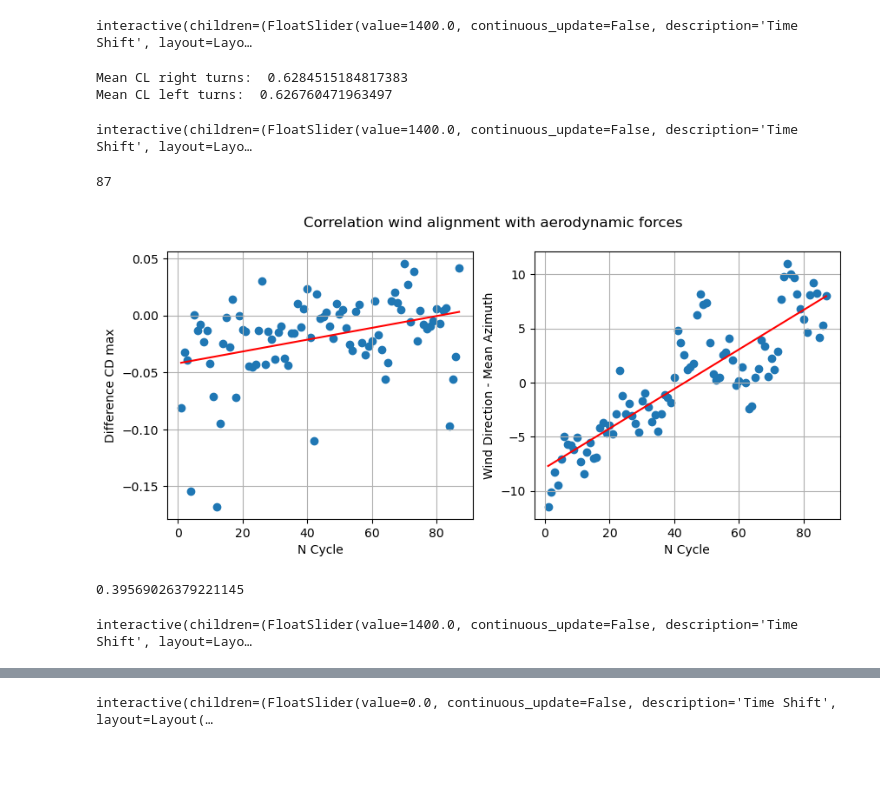
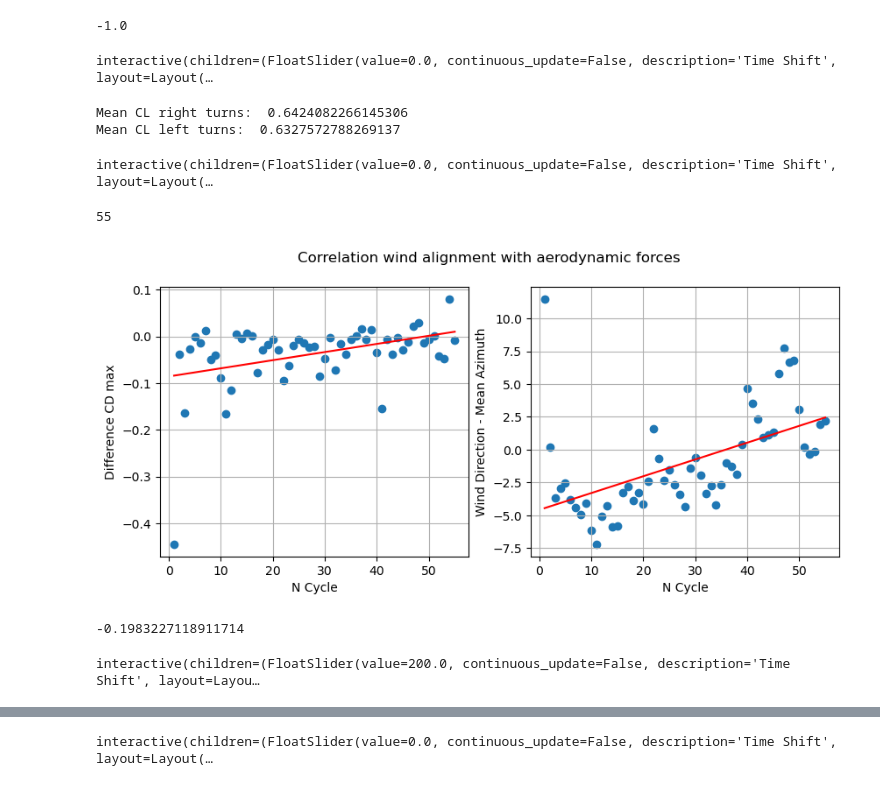
Before and after one commit to ocayon/EKF-AWE, a Jupyter notebook: interactive_plots.ipynb, the cells around one changed output, grey strips where cells are left out. Saved outputs shown, nothing was run; the diff lists cells and outputs as text; code cells hidden in the pictures; blank space fills up the shorter version.

Commit message:
Made plots more consistent

```diff
--- a/interactive_plots.ipynb
+++ b/interactive_plots.ipynb
@@ -8,10 +8,10 @@ import ipywidgets as widgets
 from ipywidgets import interact
 # %%
 # Read Data
-model = 'v3'
-year = '2019'
-month = '10'
-day = '08'
+model = 'v9'
+year = '2023'
+month = '06'
+day = '21'
 
 if model == 'v3':
     from v3_properties import *
@@ -21,8 +21,8 @@ elif model == 'v9':
 path = './results/'+model+'/'
 file_name = model+'_'+year+'-'+month+'-'+day
 
-results = pd.read_csv(path+file_name+'_res_va.csv')
-flight_data = pd.read_csv(path+file_name+'_fd_va.csv')
+results = pd.read_csv(path+file_name+'_res.csv')
+flight_data = pd.read_csv(path+file_name+'_fd.csv')
 
 x = results.x
 y = results.y
@@ -54,27 +54,31 @@ va_mod = np.linalg.norm(va,axis = 1)
 
 time = flight_data.time - flight_data['time'].iloc[0]
 measured_aoa = flight_data['airspeed_angle_of_attack']
-measured_va = flight_data['airspeed_apparent_windspeed']
+# measured_va = flight_data['airspeed_apparent_windspeed']
 meas_course = flight_data['kite_course']
-meas_pitch = flight_data['pitch0']-5
-meas_pitch1 = flight_data['pitch1']-5
-meas_roll = flight_data['roll0']-5
-meas_roll1 = flight_data['roll1']-5
-meas_yaw = flight_data['yaw0']
+# meas_pitch = flight_data['pitch0']
+# meas_pitch1 = flight_data['pitch1']
+# meas_roll = flight_data['roll0']
+# meas_roll1 = flight_data['roll1']
+# meas_yaw = flight_data['yaw0']
 # meas_yaw = np.arccos(np.cos(meas_yaw/180*np.pi))*180/np.pi
-meas_yaw1 = flight_data['yaw1']
+# meas_yaw1 = flight_data['yaw1']
 # meas_yaw1 = np.arccos(np.cos(meas_yaw1/180*np.pi))*180/np.pi
 measured_wdir = -flight_data['ground_upwind_direction']-90+360
 measured_wvel = flight_data['ground_wind_velocity']
 
-
-turn = (flight_data['ground_tether_reelout_speed'] > 0) & (abs(flight_data['kite_set_steering']) > 30)
-straight = (flight_data['ground_tether_reelout_speed'] > 0) & (abs(flight_data['kite_set_steering']) < 30)
-dep = (flight_data['ground_tether_reelout_speed'] < 0) & (flight_data['kite_set_depower'] > 23)
-trans = (flight_data['ground_tether_reelout_speed'] < 0) & (flight_data['kite_set_depower'] < 23)
-pow = (flight_data['ground_tether_reelout_speed'] > 0) & (flight_data['kite_set_depower'] < 23)
+up = (flight_data['kite_set_depower']-min(flight_data['kite_set_depower']))/(max(flight_data['kite_set_depower'])-min(flight_data['kite_set_depower']))
+us = (flight_data['kite_set_steering'])/max(abs(flight_data['kite_set_steering']))
+print(min(us))
+turn = (flight_data['ground_tether_reelout_speed'] > 0) & (abs(us) > 0.5)
+straight = (flight_data['ground_tether_reelout_speed'] > 0) & (abs(us) < 0.5)
+dep = (flight_data['ground_tether_reelout_speed'] < 0) & (up>0.1)
+trans = (flight_data['ground_tether_reelout_speed'] < 0) & (up<0.1)
+pow = (flight_data['ground_tether_reelout_speed'] > 0) & (up<0.1)
 turn_right = (flight_data['ground_tether_reelout_speed'] > 0) & (abs(flight_data['kite_set_steering']) > 10) & (np.gradient(flight_data['kite_course'])<0 )
 turn_left = (flight_data['ground_tether_reelout_speed'] > 0) & (abs(flight_data['kite_set_steering']) > 10) & (np.gradient(flight_data['kite_course'])>0 )
+# %% [output]
+-1.0
 # %%
 # Plot aerodynamic coefficients, aoa, va
 
@@ -105,7 +109,7 @@ def update_plots(time_shift, time_range):
     axs[1].set_ylabel('CD')
 
     axs[2].plot(time[mask], aoa[mask], label='Sim. aoa')
-    axs[2].plot(time[mask], measured_aoa[mask] - 3, label='Meas. aoa')
+    # axs[2].plot(time[mask], measured_aoa[mask] - 3, label='Meas. aoa')
     axs[2].fill_between(time[mask], aoa[mask], where=straight[mask], color=colors[0], alpha=0.2)
     axs[2].fill_between(time[mask], aoa[mask], where=turn[mask], color=colors[1], alpha=0.2)
     axs[2].fill_between(time[mask], aoa[mask], where=dep[mask], color=colors[2], alpha=0.2)
@@ -113,7 +117,7 @@ def update_plots(time_shift, time_range):
     axs[2].set_ylabel('AOA')
 
     axs[3].plot(time[mask], va_mod[mask], label='Sim. va')
-    axs[3].plot(time[mask], measured_va[mask], label='Meas. va')
+    # axs[3].plot(time[mask], measured_va[mask], label='Meas. va')
     axs[3].fill_between(time[mask], va_mod[mask], where=straight[mask], color=colors[0], alpha=0.2)
     axs[3].fill_between(time[mask], va_mod[mask], where=turn[mask], color=colors[1], alpha=0.2)
     axs[3].fill_between(time[mask], va_mod[mask], where=dep[mask], color=colors[2], alpha=0.2)
@@ -128,7 +132,7 @@ def update_plots(time_shift, time_range):
     plt.show()
 
 time_shift_slider = widgets.FloatSlider(
-    value=1400, min=0, max=time.iloc[-1], step=10, description='Time Shift', continuous_update=False
+    value=0, min=0, max=time.iloc[-1], step=10, description='Time Shift', continuous_update=False
 )
 time_shift_slider.layout.width = '100%'  # You can adjust the percentage as needed
 time_range_slider = widgets.FloatSlider(
@@ -137,7 +141,7 @@ time_range_slider = widgets.FloatSlider(
 time_range_slider.layout.width = '50%'  # You can adjust the percentage as needed
 interactive_plot = interact(update_plots, time_shift=time_shift_slider, time_range=time_range_slider)
 # %% [output]
-interactive(children=(FloatSlider(value=1400.0, continuous_update=False, description='Time Shift', layout=Layo…
+interactive(children=(FloatSlider(value=0.0, continuous_update=False, description='Time Shift', layout=Layout(…
 # %%
 ## Plot Wind Direction and CL CD
 angle = []
@@ -191,7 +195,7 @@ def update_plots(time_shift, time_range):
     plt.show()
 
 time_shift_slider = widgets.FloatSlider(
-    value=1400, min=0, max=time.iloc[-1], step=10, description='Time Shift', continuous_update=False
+    value=0, min=0, max=time.iloc[-1], step=10, description='Time Shift', continuous_update=False
 )
 time_shift_slider.layout.width = '100%'  # You can adjust the percentage as needed
 time_range_slider = widgets.FloatSlider(
@@ -200,9 +204,9 @@ time_range_slider = widgets.FloatSlider(
 time_range_slider.layout.width = '50%'  # You can adjust the percentage as needed
 interactive_plot = interact(update_plots, time_shift=time_shift_slider, time_range=time_range_slider)
 # %% [output]
-Mean CL right turns:  0.6284515184817383
-Mean CL left turns:  0.626760471963497
+Mean CL right turns:  0.6424082266145306
+Mean CL left turns:  0.6327572788269137
-interactive(children=(FloatSlider(value=1400.0, continuous_update=False, description='Time Shift', layout=Layo…
+interactive(children=(FloatSlider(value=0.0, continuous_update=False, description='Time Shift', layout=Layout(…
 # %%
 ### ASSYMETRY in Forces
 
@@ -214,7 +218,7 @@ CL_left = []
 CD_left = []
 mean_az = []
 mean_wdir = []
-count = 0
+count = 1
 for i in range(len(time)):
     if dep[i] and new_cycle:
         mask = (time >= t_start) & (time <= time[i])
@@ -234,38 +238,43 @@ cycles = np.arange(1,count+1)
 CDdiff = -np.array(CD_right)+np.array(CD_left)
 dirdiff = np.array(mean_az)-np.array(mean_wdir)
 coefficients = np.polyfit(cycles, CDdiff, 1)
 polynomial = np.poly1d(coefficients)
 CLdiff_fit = polynomial(cycles)  # Calculate Cl values for the trendline
 coefficients = np.polyfit(cycles, dirdiff, 1)
 polynomial = np.poly1d(coefficients)
 dirdiff_fit = polynomial(cycles)  # Calculate Cl values for the trendline
 print(count)
 fig, axs = plt.subplots(1, 2, figsize=(10, 4))
 for ax in axs:
         ax.grid()
 axs[0].scatter(cycles,CDdiff)
 axs[0].plot(cycles,CLdiff_fit,'r')
 axs[0].set_ylabel('Difference CD max')
 axs[0].set_xlabel('N Cycle')
 
 axs[1].scatter(cycles,dirdiff)
 axs[1].plot(cycles,dirdiff_fit,'r')
 axs[1].set_ylabel('Wind Direction - Mean Azimuth')
 axs[1].set_xlabel('N Cycle')
 # Set the title for the entire figure
 fig.suptitle('Correlation wind alignment with aerodynamic forces')
 
 plt.show()
 
 correlation_matrix = np.corrcoef(CDdiff,dirdiff)
 correlation_coefficient = correlation_matrix[0, 1]
 print(correlation_coefficient)
 # %% [output]
-87
+55
-[figure, old version]
+[figure, new version]
-0.39569026379221145
+-0.1983227118911714
 # %%
 # Plot Euler Angles
+if year == '2017':
+    meas_roll = -np.arcsin(np.sin(flight_data['roll0']/180*np.pi))*180/np.pi
+    meas_yaw = np.arcsin(np.sin(flight_data['yaw0']/180*np.pi))*180/np.pi
+    # yaw = np.arccos(np.cos((yaw)/180*np.pi))*180/np.pi
+    meas_yaw1 = np.arcsin(np.sin(flight_data['yaw1']/180*np.pi))*180/np.pi
 def update_plots(time_shift, time_range):
     selected_time = time + time_shift
     mask = (time >= time_shift) & (time <= (time_shift + time_range))
@@ -298,7 +307,7 @@ def update_plots(time_shift, time_range):
 
 
 
-    axs[2].plot(time[mask], yaw[mask], label='Simulated')
+    axs[2].plot(time[mask], yaw[mask]-90, label='Simulated')
     axs[2].plot(time[mask], meas_yaw[mask], label='Measured')
     axs[2].plot(time[mask], meas_yaw1[mask], label='Measured')
     axs[2].fill_between(time[mask], yaw[mask], where=straight[mask], color=colors[0], alpha=0.2)
@@ -315,7 +324,7 @@ def update_plots(time_shift, time_range):
     plt.show()
 
 time_shift_slider = widgets.FloatSlider(
-    value=1400, min=0, max=time.iloc[-1], step=10, description='Time Shift', continuous_update=False
+    value=200, min=0, max=time.iloc[-1], step=10, description='Time Shift', continuous_update=False
 )
 time_shift_slider.layout.width = '100%'  # You can adjust the percentage as needed
 time_range_slider = widgets.FloatSlider(
@@ -324,7 +333,7 @@ time_range_slider = widgets.FloatSlider(
 time_range_slider.layout.width = '50%'  # You can adjust the percentage as needed
 interactive_plot = interact(update_plots, time_shift=time_shift_slider, time_range=time_range_slider)
 # %% [output]
-interactive(children=(FloatSlider(value=1400.0, continuous_update=False, description='Time Shift', layout=Layo…
+interactive(children=(FloatSlider(value=200.0, continuous_update=False, description='Time Shift', layout=Layou…
 # %%
 # Plot wind direction and velocity with ERA5 data
 
```
Also changed, not shown: parts of 2 cells of this notebook.
